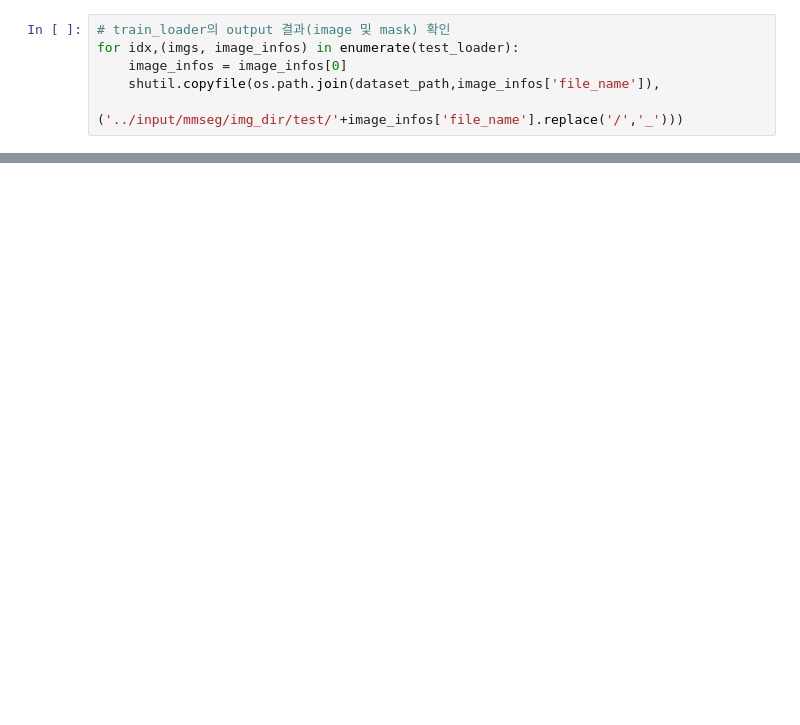
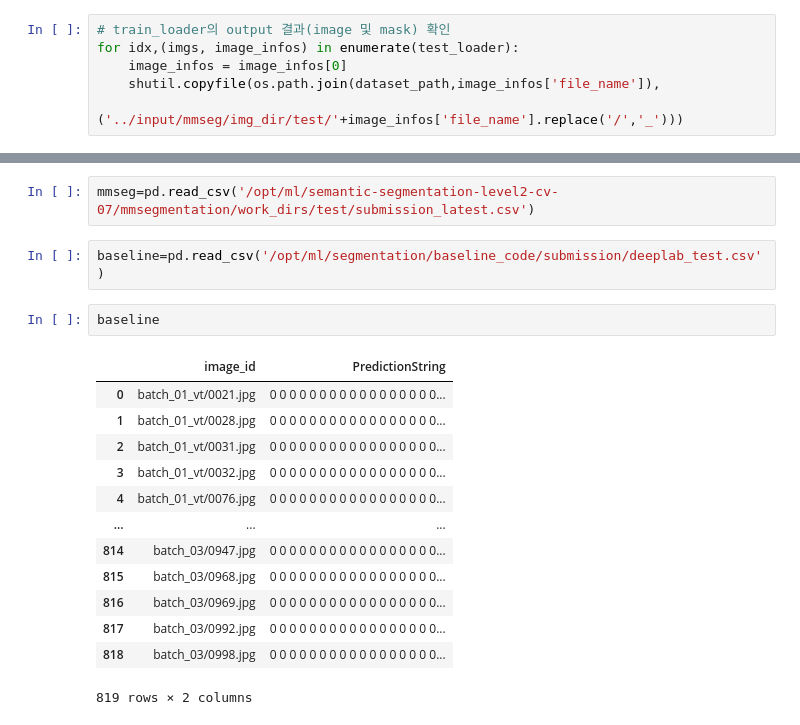
Before and after one commit to boostcampaitech2/semantic-segmentation-level2-cv-07, a Jupyter notebook: mmsegmentation/mv_data.ipynb, the cells around one changed output, grey strips where cells are left out. Saved outputs shown, nothing was run; the diff lists cells and outputs as text; blank space fills up the shorter version.

```diff
--- a/mmsegmentation/mv_data.ipynb
+++ b/mmsegmentation/mv_data.ipynb
@@ -283,0 +483,20 @@ for idx,(imgs, image_infos) in enumerate(test_loader):
+# %%
+mmseg=pd.read_csv('/opt/ml/semantic-segmentation-level2-cv-07/mmsegmentation/work_dirs/test/submission_latest.csv')
+# %%
+baseline=pd.read_csv('/opt/ml/segmentation/baseline_code/submission/deeplab_test.csv')
+# %%
+baseline
+# %% [output]
+|  | image_id | PredictionString |
+| 0 | batch_01_vt/0021.jpg | 0 0 0 0 0 0 0 0 0 0 0 0 0 0 0 0 0... |
+| 1 | batch_01_vt/0028.jpg | 0 0 0 0 0 0 0 0 0 0 0 0 0 0 0 0 0... |
+| 2 | batch_01_vt/0031.jpg | 0 0 0 0 0 0 0 0 0 0 0 0 0 0 0 0 0... |
+| 3 | batch_01_vt/0032.jpg | 0 0 0 0 0 0 0 0 0 0 0 0 0 0 0 0 0... |
+| 4 | batch_01_vt/0076.jpg | 0 0 0 0 0 0 0 0 0 0 0 0 0 0 0 0 0... |
+| ... | ... | ... |
+| 814 | batch_03/0947.jpg | 0 0 0 0 0 0 0 0 0 0 0 0 0 0 0 0 0... |
+| 815 | batch_03/0968.jpg | 0 0 0 0 0 0 0 0 0 0 0 0 0 0 0 0 0... |
+| 816 | batch_03/0969.jpg | 0 0 0 0 0 0 0 0 0 0 0 0 0 0 0 0 0... |
+| 817 | batch_03/0992.jpg | 0 0 0 0 0 0 0 0 0 0 0 0 0 0 0 0 0... |
+| 818 | batch_03/0998.jpg | 0 0 0 0 0 0 0 0 0 0 0 0 0 0 0 0 0... |
+819 rows × 2 columns
```
Also changed, not shown: parts of 24 cells of this notebook, 6 other files.
